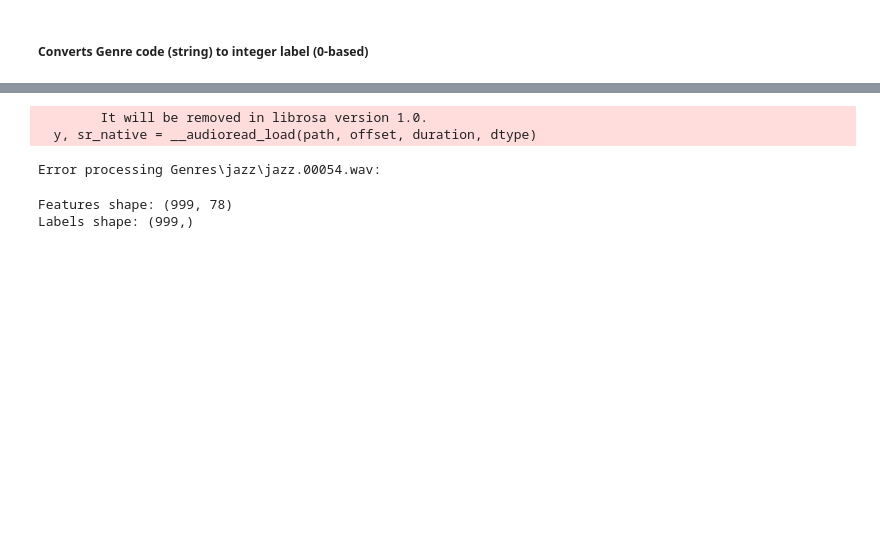
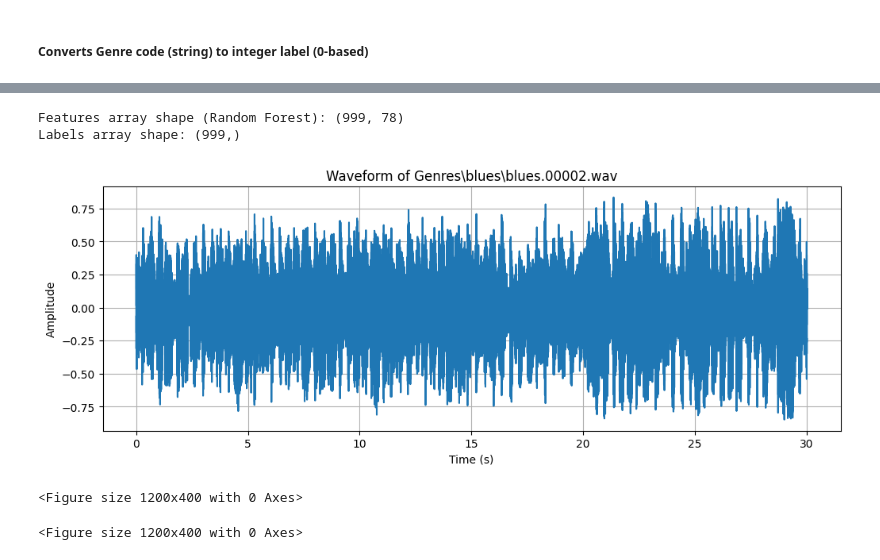
Before and after one commit to manentojr/MusicGenreClassifier, a Jupyter notebook: finalProject.ipynb, the cells around one changed output, grey strips where cells are left out. Drawn from its saved outputs; the diff is of its cells as text; code cells hidden in the pictures; blank space fills up the shorter version.

```diff
--- a/finalProject.ipynb
+++ b/finalProject.ipynb
@@ -76,23 +90,45 @@ for file_path in song_files:
 
         # Parse the filename to extract the emotion code (3rd part of the filename)
         base_name = os.path.basename(file_path)
-        parts = base_name.split('-')
-        if len(parts) >= 3:
-            genre_code = parts[2]
-            label = genre_map.get(genre_code, -1)  # default to -1 if not found
-            labels_list.append(label)
+        parts = base_name.split('.')
+        if len(parts) >= 1:
+            genre_code = parts[0].lower()
+
+            for label, label_name in enumerate(genre_labels):
+                if label_name.lower() == genre_code:
+                    labels_list.append(label)
+                    break
+            else:
+                labels_list.append(-1)  # Unknown genre
         else:
             labels_list.append(-1)
-# %% [output]
-        It will be removed in librosa version 1.0.
-  y, sr_native = __audioread_load(path, offset, duration, dtype)
-Error processing Genres\jazz\jazz.00054.wav:
-# %%
-features_array = np.array(features_list)
-labels_array = np.array(labels_list)
-
-print("Features shape:", features_array.shape)
-print("Labels shape:", labels_array.shape)
-# %% [output]
-Features shape: (999, 78)
-Labels shape: (999,)
+# %%
+features_array = np.array(features_list)
+labels_array = np.array(labels_list)
+
+
+print("Features array shape (Random Forest):", features_array.shape)
+print("Labels array shape:", labels_array.shape)
+# %% [output]
+Features array shape (Random Forest): (999, 78)
+Labels array shape: (999,)
+# %%
+example_index = 2
+y_example = waveforms[example_index]
+sr_example = sample_rates[example_index]
+mfcc_example = mfccs[example_index]
+file_name_example = file_names[example_index]
+# %%
+t = np.arange(len(y_example)) / sr_example
+plt.figure(figsize=(12, 4))
+plt.plot(t, y_example)
+plt.title(f"Waveform of {file_name_example}")
+plt.xlabel("Time (s)")
+plt.ylabel("Amplitude")
+plt.grid()
+plt.show()
+plt.figure(figsize=(12, 4))
+# %% [output]
+[figure, added]
+<Figure size 1200x400 with 0 Axes>
+<Figure size 1200x400 with 0 Axes>
```
Also changed, not shown: parts of 12 cells of this notebook, 1 other file.
